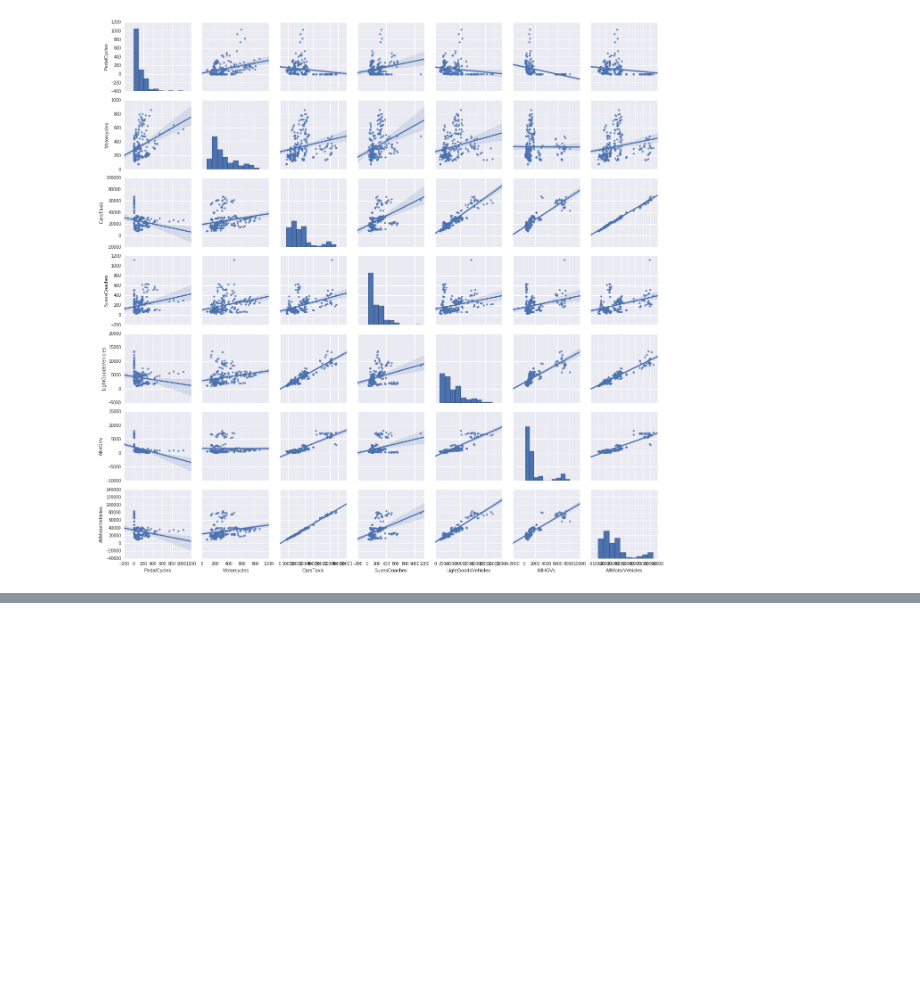
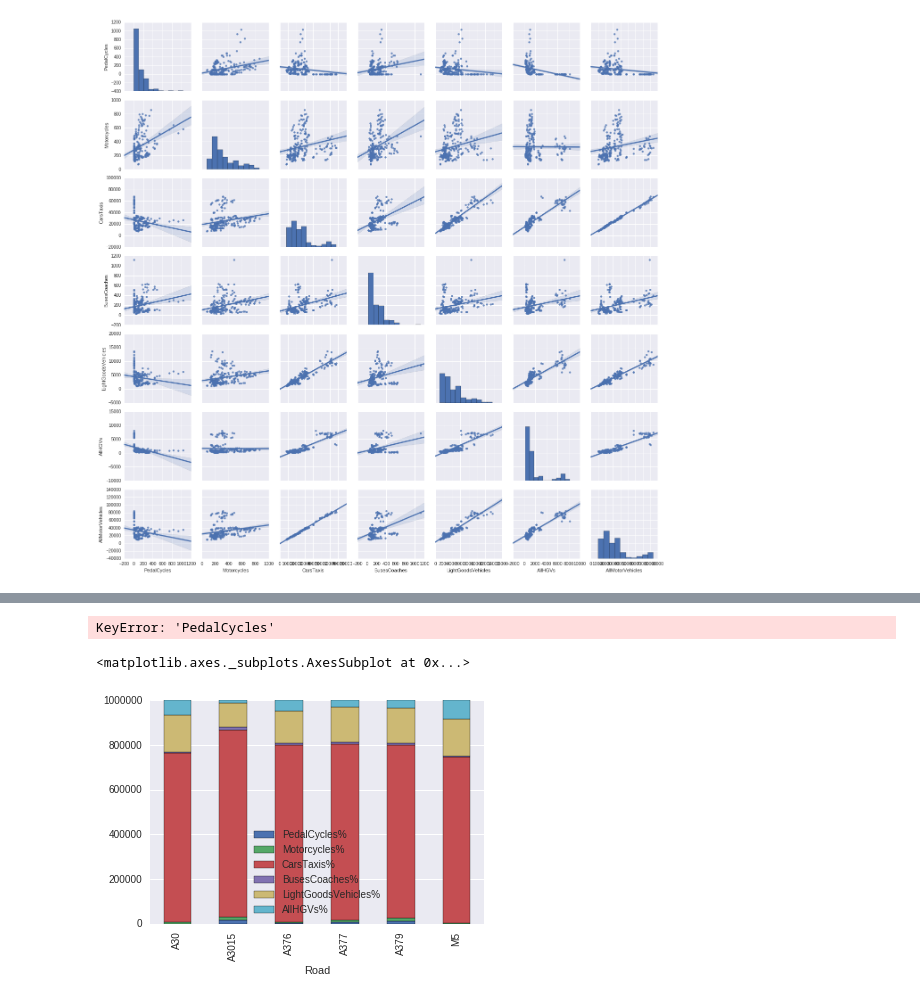
Before and after one commit to willis7/exeter_traffic, a Jupyter notebook: notebooks/day3_barplots_roads.ipynb, the cells around one changed output, grey strips where cells are left out. Saved outputs shown, nothing was run; the diff lists cells and outputs as text; code cells hidden in the pictures; blank space fills up the shorter version.

```diff
--- a/notebooks/day3_barplots_roads.ipynb
+++ b/notebooks/day3_barplots_roads.ipynb
@@ -111,0 +114,10 @@ ax.savefig('../plots/scattermatrix_all.pdf')
+# %%
+# modes that we are interested in
+mode = ['PedalCycles', 'Motorcycles', 'CarsTaxis', 'BusesCoaches', 'LightGoodsVehicles',
+        'AllHGVs']
+
+exeter_year = exeter_year[["Road","PedalCycles","Motorcycles","CarsTaxis","BusesCoaches","LightGoodsVehicles",
+                           "AllHGVs"]]
+exeter_year.set_index(exeter_year["Road"], inplace = True, drop = True)
+
+exeter_year.drop('Road', axis=1, inplace=True)
@@ -111,0 +134,29 @@ ax.savefig('../plots/scattermatrix_all.pdf')
+# %%
+#groupby road first
+exeter_ = exeter_year.groupby(exeter_year.index)
+data_group = exeter_.agg(['mean'])
+# %%
+
+for m in mode:
+
+    new_val_list = []
+    for i in range(len(data_group)):
+
+        #data_group[m+"%"].iloc[i][0] =
+        new_val = data_group[m].iloc[i][0]/data_group.iloc[i].sum()  # sum across the row
+        new_val_list.append(new_val)
+
+    data_group[m+"%"] = new_val_list
+# %% [output]
+KeyError: 'PedalCycles'
+# %%
+data_group = data_group[["PedalCycles%", "Motorcycles%", "CarsTaxis%","BusesCoaches%","LightGoodsVehicles%","AllHGVs%"]]*100
+
+#Specify the column names to get rid of the strange column headers.
+data_group.columns = ["PedalCycles%", "Motorcycles%", "CarsTaxis%","BusesCoaches%","LightGoodsVehicles%","AllHGVs%"]
+
+
+data_group.plot.bar(stacked = True)
+# %% [output]
+<matplotlib.axes._subplots.AxesSubplot at 0x...>
+[figure, added]
```
Also changed, not shown: parts of 16 cells of this notebook, 12 other files.
